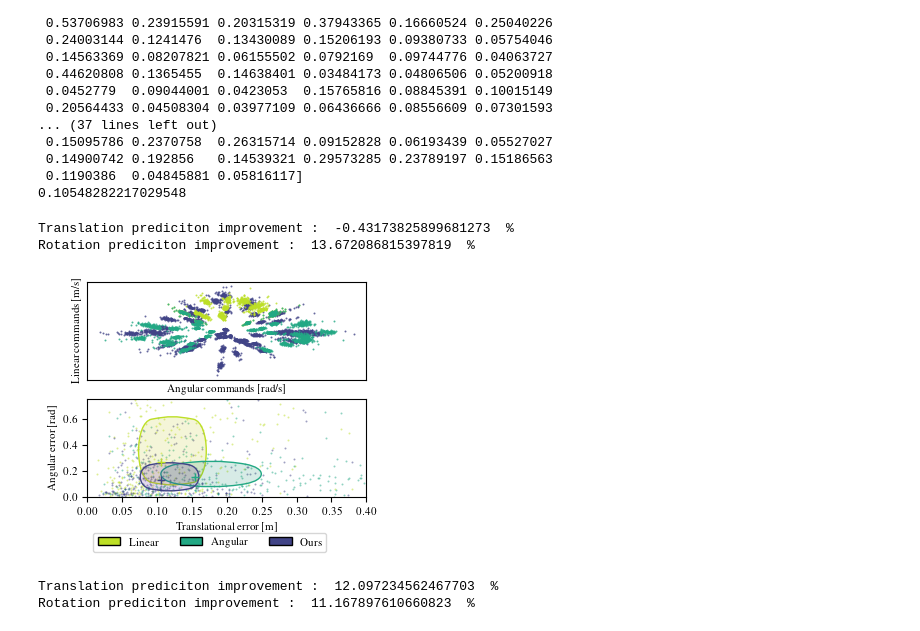
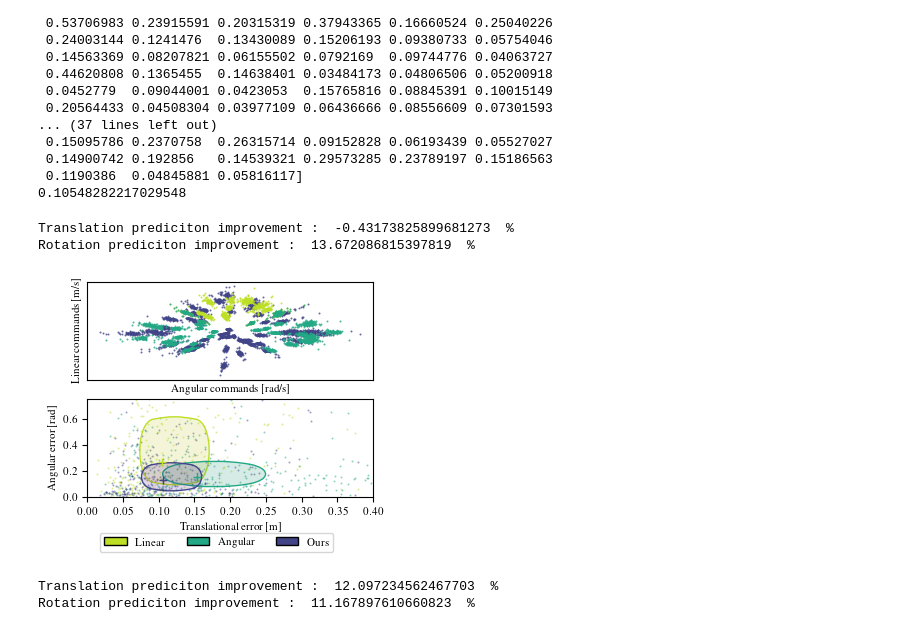
Before and after one commit to norlab-ulaval/norlab_WMRD, a Jupyter notebook: RAL2023/input_space_training.ipynb, the cells around one changed output. Drawn from its saved outputs; the diff is of its cells as text; code cells hidden in the pictures.

Commit message:
update figures 4, 5 and 7

```diff
--- a/RAL2023/input_space_training.ipynb
+++ b/RAL2023/input_space_training.ipynb
@@ -1119,7 +1119,7 @@ axs1 = fig.add_subplot(gs[1, :])
 # axs2 = divider.append_axes("bottom", size="100%", pad=0.0)
 
 fig.set_size_inches(width, height)
-fig.subplots_adjust(left=.14, bottom=0.21, right=.96, top=.97)
+fig.subplots_adjust(left=.12, bottom=.21, right=.96, top=.97)
 
 cmap = mpl.cm.get_cmap('viridis')
 medians_color = 'C1'
@@ -1292,34 +1292,34 @@ axs0.set_yticks([])
 
 axs1.set_xlabel(r'Translational error [m]')
 axs1.set_ylabel(r'Angular error [rad]')
 
 # axs1.set_yticks([])
 # axs2.set_yticks([])
 # axs1.set_yticks([0, 1])
 # axs1.set_yticklabels(['S', 'D'])
 # axs2.set_yticklabels(['S', 'D'])
 # axs2.set_yscale('log')
 
 
 translation_improvement = (np.median(blr_slip_prediction_errors_q1_translation) - np.median(blr_slip_prediction_errors_full_input_space_translation)) / np.median(blr_slip_prediction_errors_q1_translation) * 100
 rotation_improvement = (np.median(blr_slip_prediction_errors_q2_rotation) - np.median(blr_slip_prediction_errors_full_input_space_rotation)) / np.median(blr_slip_prediction_errors_q2_rotation) * 100
 
 print('Translation prediciton improvement : ', translation_improvement,  ' %')
 print('Rotation prediciton improvement : ', rotation_improvement, ' %')
 
 legend_elements = [Rectangle((0,0), width=5, height=3, facecolor=q1_color, label='Linear', linestyle='solid', edgecolor='k'),
                    Rectangle((0,0), width=5, height=3, facecolor=q2_color, label='Angular', linestyle='solid', edgecolor='k'),
                    # Rectangle((0,0), width=5, height=3, facecolor=q3_color, label='Q3', linestyle='solid', edgecolor='k'),
                    # Rectangle((0,0), width=5, height=3, facecolor=q4_color, label='Q4', linestyle='solid', edgecolor='k'),
                    Rectangle((0,0), width=5, height=3, facecolor=doughnut_color, label='Ours', linestyle='solid', edgecolor='k')]
 
 fig.legend(handles=legend_elements, loc='center', ncol=6, bbox_to_anchor=(0.5,0.05), prop={'size': 8})
 
 plt.savefig('figs/sota_vs_doughnut_2_seconds_cg.pdf', dpi=300)
 # %% [output]
 Translation prediciton improvement :  -0.43173825899681273  %
 Rotation prediciton improvement :  13.672086815397819  %
-[figure, old version]
+[figure, new version]
 # %%
 # BREAK
 # %%
```
Also changed, not shown: 41 other files.
